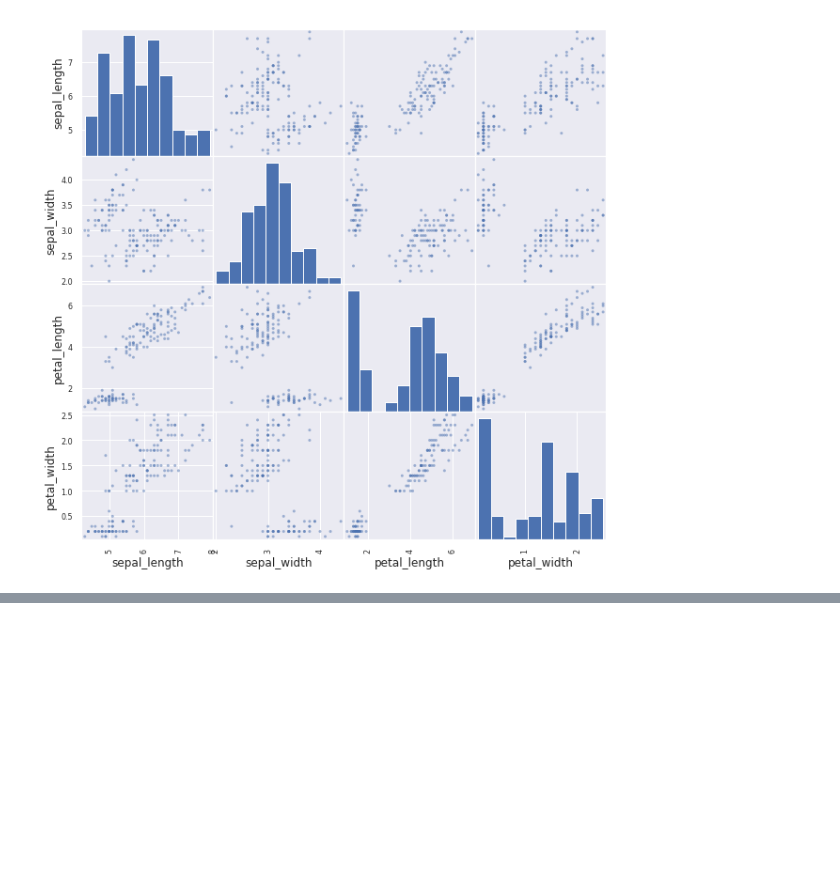
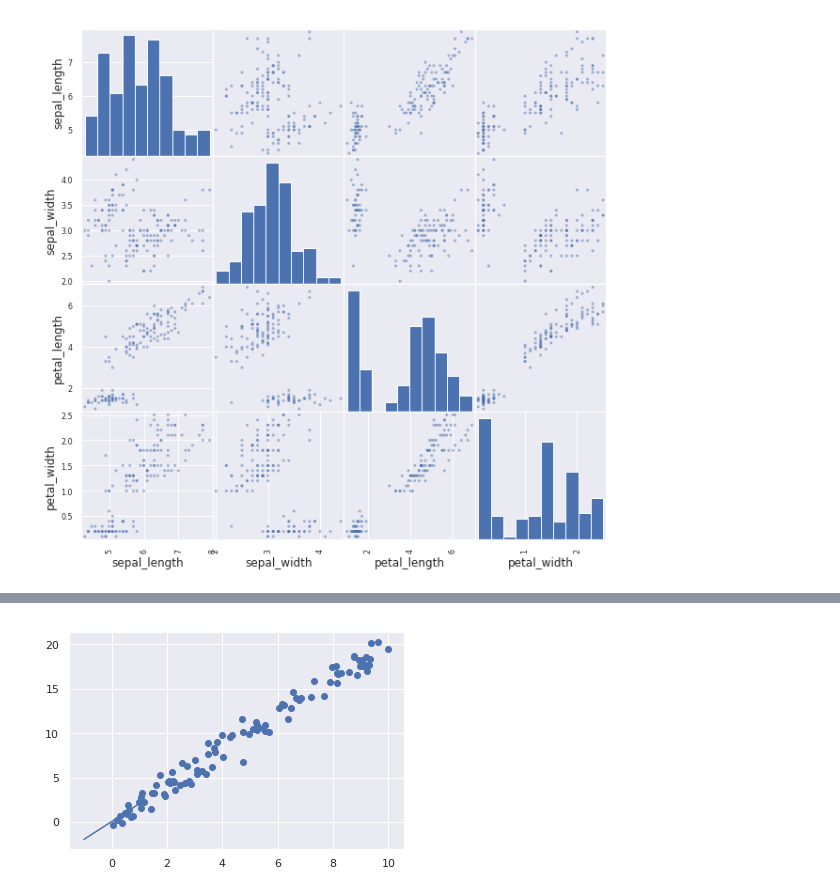
Before and after one commit to ineersa/ml-education, a Jupyter notebook: Iris Project.ipynb, the cells around one changed output, grey strips where cells are left out. Saved outputs shown, nothing was run; the diff lists cells and outputs as text; code cells hidden in the pictures; blank space fills up the shorter version.

```diff
--- a/Iris Project.ipynb
+++ b/Iris Project.ipynb
@@ -139,0 +161,2 @@ plt.show()
+# %%
+model = LinearRegression(fit_intercept=True)
@@ -139,0 +186,10 @@ plt.show()
+# %%
+x_fit = np.linspace(-1, 1)
+X_fit = x_fit.reshape(-1,1)
+y_fit = model.predict(X_fit)
+# %%
+plt.scatter(x,y)
+plt.plot(x_fit, y_fit)
+plt.show()
+# %% [output]
+[figure, added]
```
Also changed, not shown: parts of 12 cells of this notebook.
